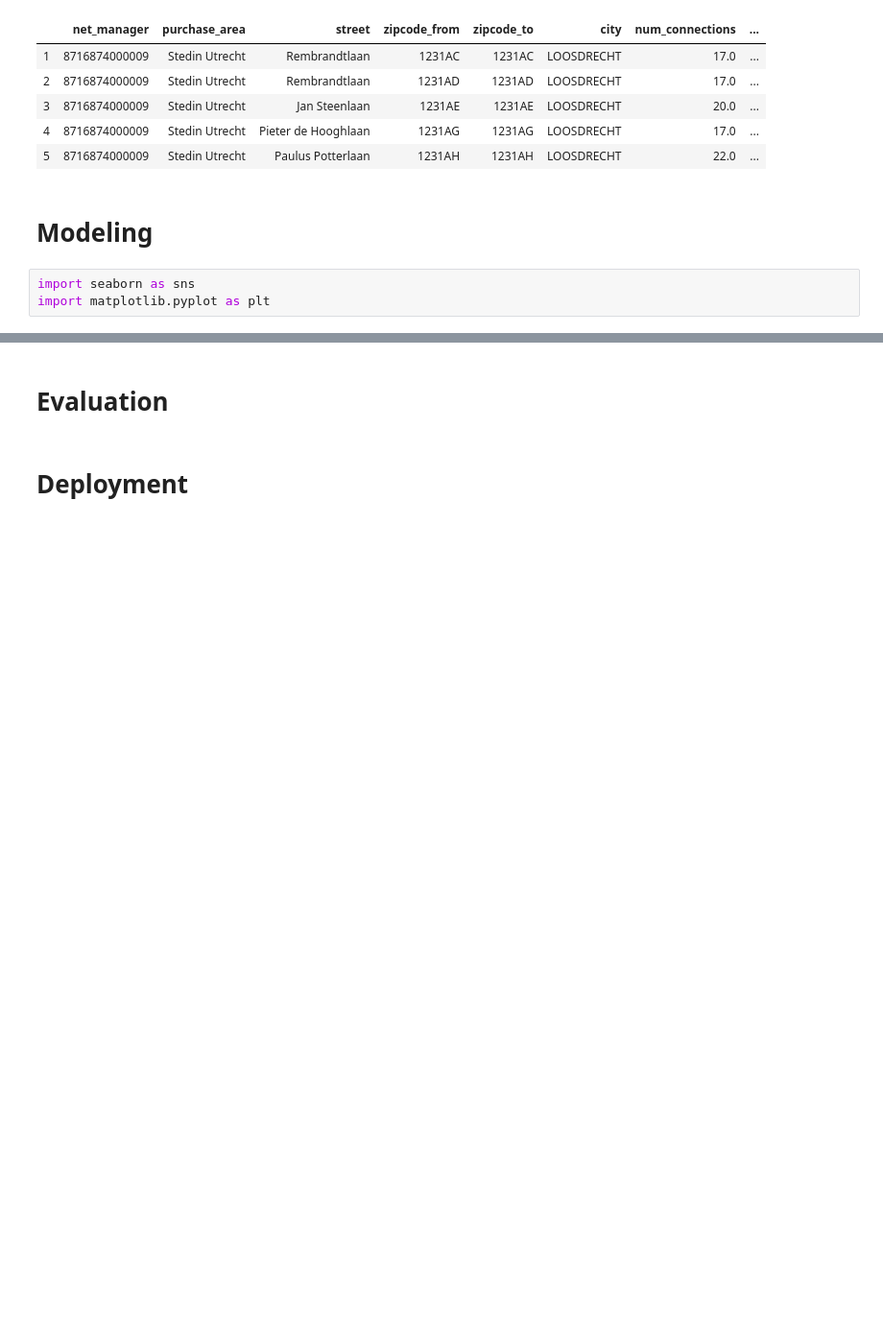
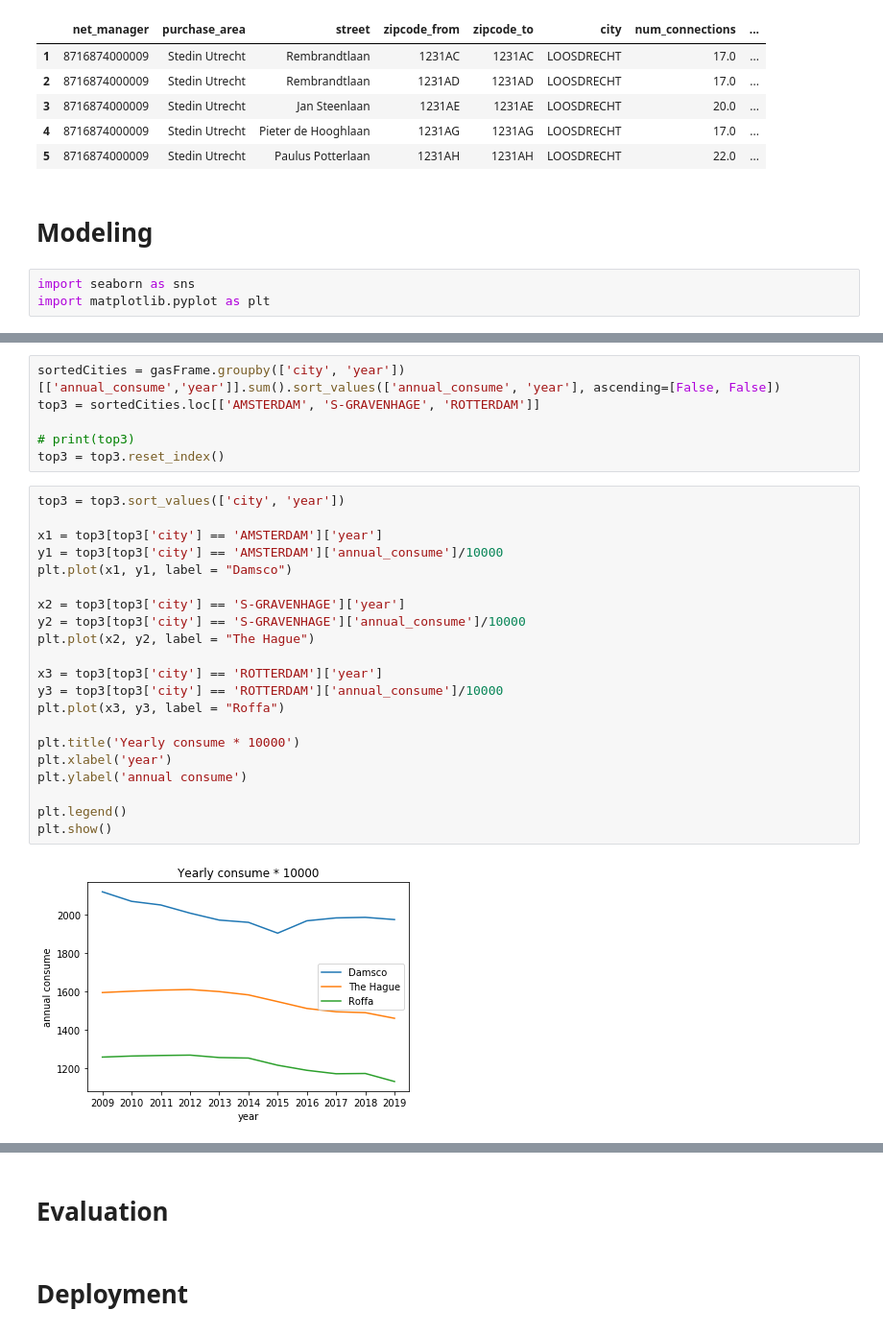
Before and after one commit to erhanfr12/datascience_challenge2, a Jupyter notebook: Notebook.ipynb, the cells around one changed output, grey strips where cells are left out. Shown at 96% size. Saved outputs shown, nothing was run; the diff lists cells and outputs as text; blank space fills up the shorter version.

```diff
--- a/Notebook.ipynb
+++ b/Notebook.ipynb
@@ -284,0 +348,29 @@ plt.show()
+# %%
+sortedCities = gasFrame.groupby(['city', 'year'])[['annual_consume','year']].sum().sort_values(['annual_consume', 'year'], ascending=[False, False])
+top3 = sortedCities.loc[['AMSTERDAM', 'S-GRAVENHAGE', 'ROTTERDAM']]
+
+# print(top3)
+top3 = top3.reset_index()
+# %%
+top3 = top3.sort_values(['city', 'year'])
+
+x1 = top3[top3['city'] == 'AMSTERDAM']['year']
+y1 = top3[top3['city'] == 'AMSTERDAM']['annual_consume']/10000
+plt.plot(x1, y1, label = "Damsco")
+
+x2 = top3[top3['city'] == 'S-GRAVENHAGE']['year']
+y2 = top3[top3['city'] == 'S-GRAVENHAGE']['annual_consume']/10000
+plt.plot(x2, y2, label = "The Hague")
+
+x3 = top3[top3['city'] == 'ROTTERDAM']['year']
+y3 = top3[top3['city'] == 'ROTTERDAM']['annual_consume']/10000
+plt.plot(x3, y3, label = "Roffa")
+
+plt.title('Yearly consume * 10000')
+plt.xlabel('year')
+plt.ylabel('annual consume')
+
+plt.legend()
+plt.show()
+# %% [output]
+[figure, added]
```
Also changed, not shown: parts of 14 cells of this notebook.
